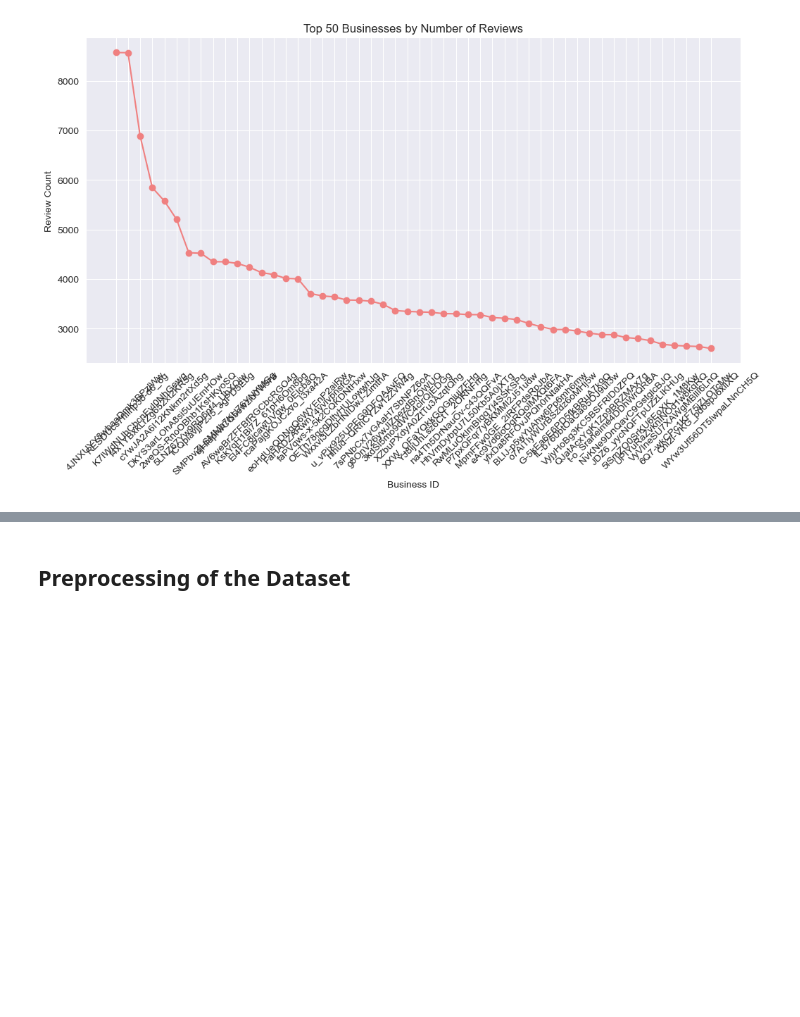
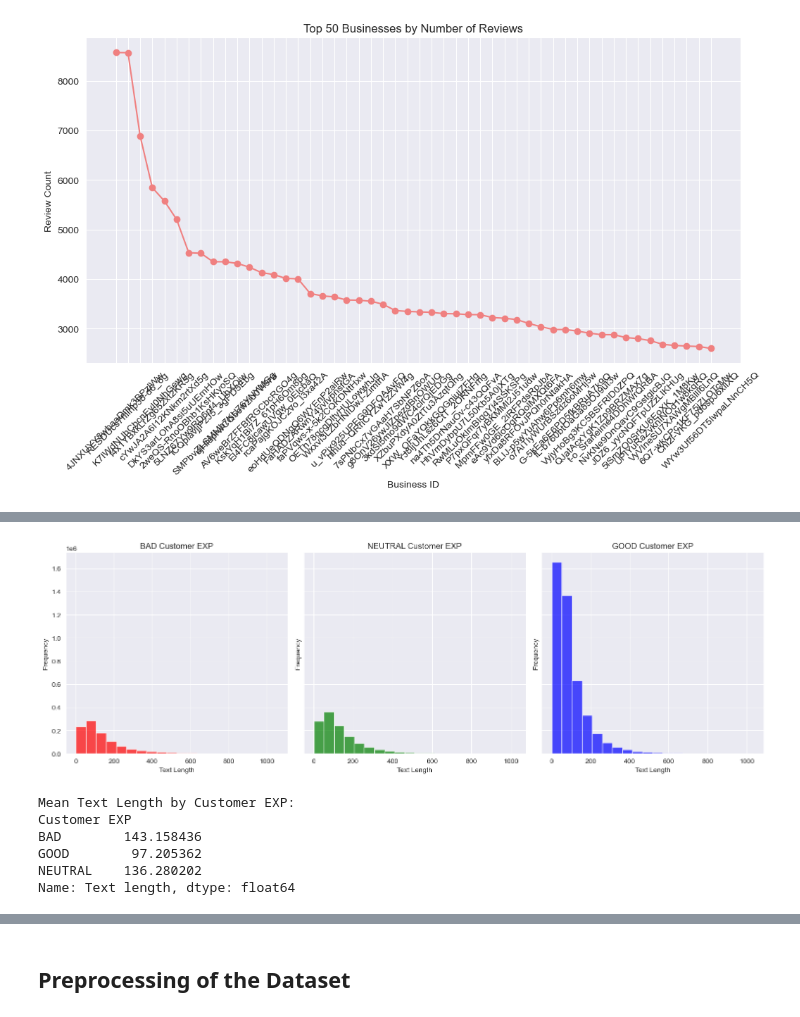
Before and after one commit to KoralegeiKavindya/DL-CW, a Jupyter notebook: Supervised_Model_CW2.ipynb, the cells around one changed output, grey strips where cells are left out. Drawn from its saved outputs; the diff is of its cells as text; code cells hidden in the pictures; blank space fills up the shorter version.

```diff
--- a/Supervised_Model_CW2.ipynb
+++ b/Supervised_Model_CW2.ipynb
@@ -171,0 +301,21 @@ plt.show()
+# %%
+# Create a function to categorize star ratings
+def categorize_customer_exp(rating):
+    if rating == 1:
+        return 'BAD'
+    elif rating in (2, 3):
+        return 'NEUTRAL'
+    else:
+        return 'GOOD'
+
+# Apply the function to create the 'Customer EXP' column
+df['Customer EXP'] = df['stars'].apply(categorize_customer_exp)
+
+# Count the values in the 'Customer EXP' column
+customer_exp_counts = df['Customer EXP'].value_counts()
+
+# Calculate text length and create the 'Text length' column
+df['Text length'] = df['text'].apply(lambda x: len(x.split()))
+
+# Display the first few rows of the DataFrame
+df.head()
@@ -171,0 +329,32 @@ plt.show()
+# %%
+# Create separate data frames for each "Customer EXP" category
+bad_reviews = df[df['Customer EXP'] == 'BAD']
+neutral_reviews = df[df['Customer EXP'] == 'NEUTRAL']
+good_reviews = df[df['Customer EXP'] == 'GOOD']
+
+# Set up subplots
+fig, axes = plt.subplots(nrows=1, ncols=3, figsize=(15, 5), sharey=True)
+
+# Plot histograms for text length in each "Customer EXP" category
+for i, (category, color) in enumerate(zip(['BAD', 'NEUTRAL', 'GOOD'], ['red', 'green', 'blue'])):
+    ax = axes[i]
+    ax.hist(df[df['Customer EXP'] == category]['Text length'], bins=20, color=color, alpha=0.7)
+    ax.set_title(f'{category} Customer EXP')
+    ax.set_xlabel('Text Length')
+    ax.set_ylabel('Frequency')
+
+plt.tight_layout()
+plt.show()
+
+# Calculate and display the mean text length for each "Customer EXP" category
+mean_text_length = df.groupby('Customer EXP')['Text length'].mean()
+print("Mean Text Length by Customer EXP:")
+print(mean_text_length)
+# %% [output]
+[figure, added]
+Mean Text Length by Customer EXP:
+Customer EXP
+BAD        143.158436
+GOOD        97.205362
+NEUTRAL    136.280202
+Name: Text length, dtype: float64
```
Also changed, not shown: parts of 14 cells of this notebook.
